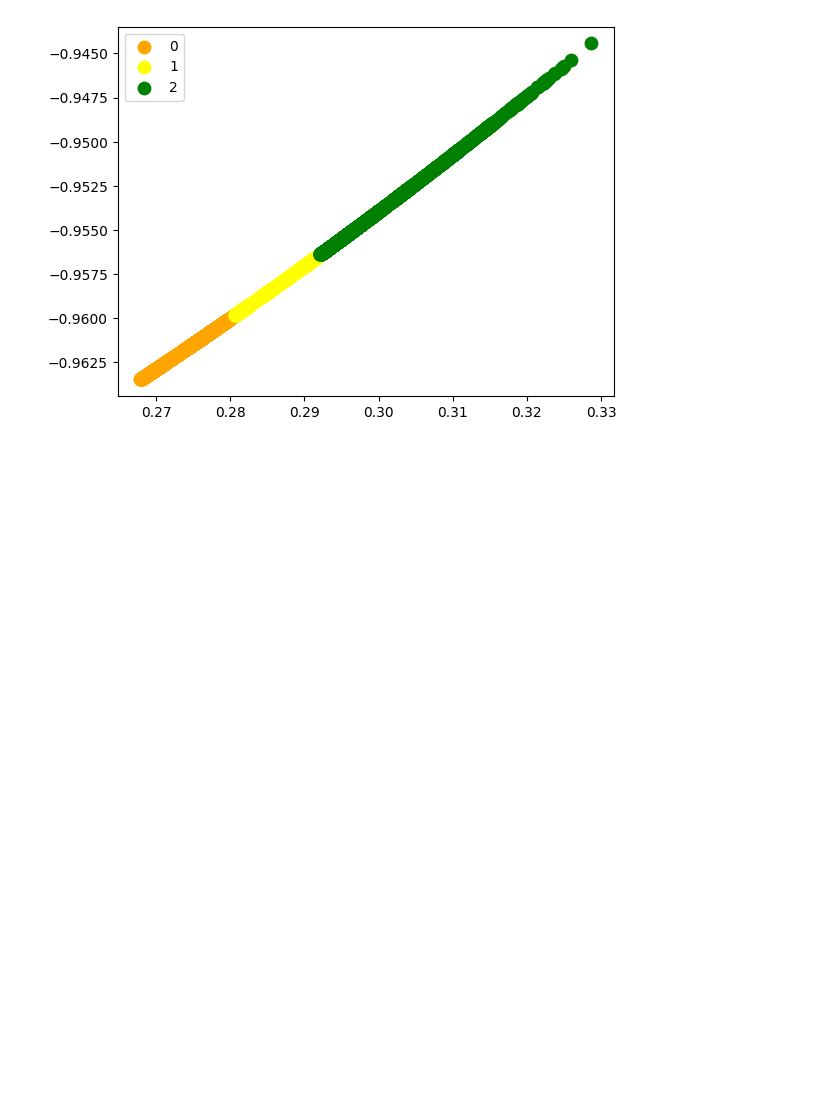
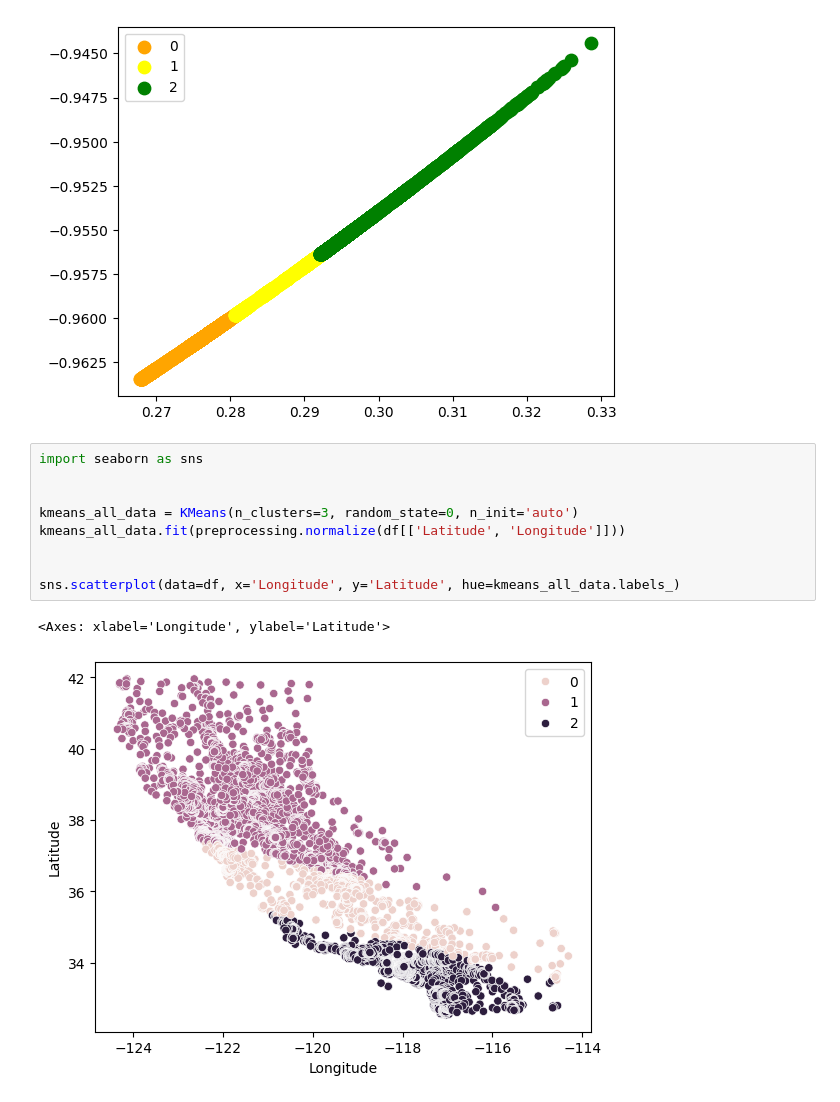
Before and after one commit to pmargarete/CCADMACL_EXERCISES_COM222, a Jupyter notebook: Exercise3.ipynb, the cells around one changed output. Saved outputs shown, nothing was run; the diff lists cells and outputs as text; blank space fills up the shorter version.

```diff
--- a/Exercise3.ipynb
+++ b/Exercise3.ipynb
@@ -145,3 +145,15 @@ K Means Output Cluster Frequency {0: 7412, 1: 14899, 2: 5346}
 Silhouette Score for 3 Clusters 0.7952797607123016
 <matplotlib.legend.Legend at 0x...>
 [figure]
+# %%
+import seaborn as sns
+
+
+kmeans_all_data = KMeans(n_clusters=3, random_state=0, n_init='auto')
+kmeans_all_data.fit(preprocessing.normalize(df[['Latitude', 'Longitude']]))
+
+
+sns.scatterplot(data=df, x='Longitude', y='Latitude', hue=kmeans_all_data.labels_)
+# %% [output]
+<Axes: xlabel='Longitude', ylabel='Latitude'>
+[figure, added]
```
